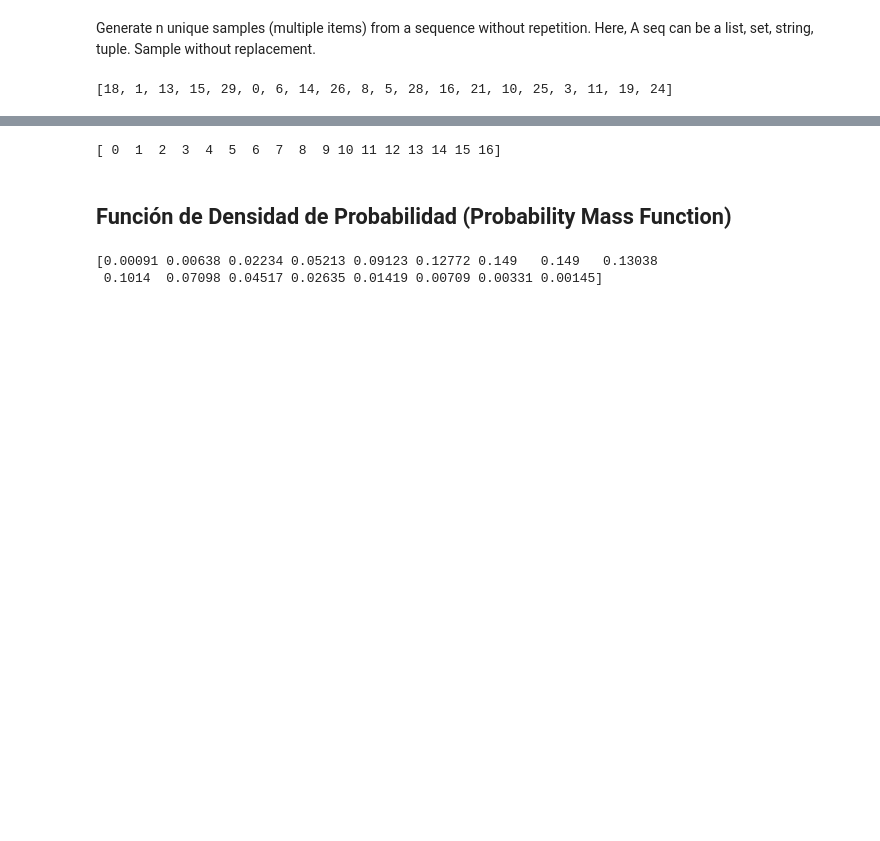
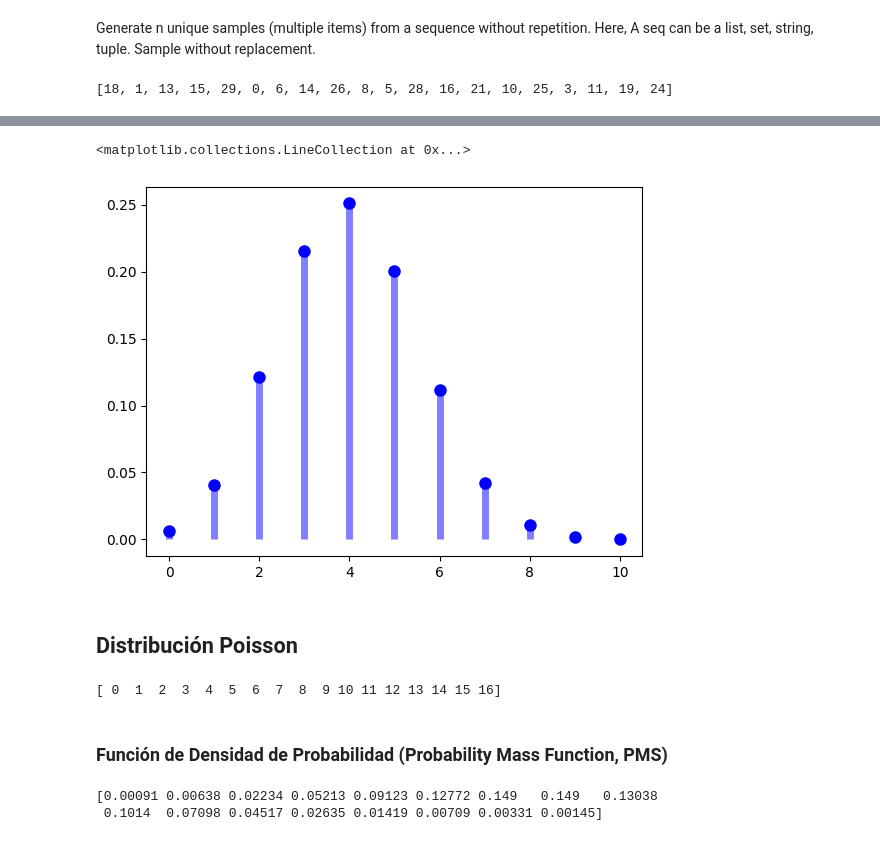
Before and after one commit to leticiaram/Modelos_Estocasticos_2023, a Jupyter notebook: Codigo_1.ipynb, the cells around one changed output, grey strips where cells are left out. Drawn from its saved outputs; the diff is of its cells as text; code cells hidden in the pictures; blank space fills up the shorter version.

```diff
--- a/Codigo_1.ipynb
+++ b/Codigo_1.ipynb
@@ -37,3 +52,14 @@ sample_wtr
+# %%
+n, p = 10, 0.4
+x = np.arange(0,n+1)
+fig, ax = plt.subplots(1, 1)
+ax.plot(x, binom.pmf(x, n, p), 'bo', ms=8, label='binom pmf')
+ax.vlines(x, 0, binom.pmf(x, n, p), colors='b', lw=5, alpha=0.5)
+# %% [output]
+<matplotlib.collections.LineCollection at 0x...>
+[figure, added]
+# %% [markdown]
+## Distribución Poisson
 # %%
 #import pandas as pd
 #import scipy.stats as stats
@@ -48,7 +74,7 @@ print(k)
 # %% [output]
 [ 0  1  2  3  4  5  6  7  8  9 10 11 12 13 14 15 16]
 # %% [markdown]
-## Función de Densidad de Probabilidad (Probability Mass Function)
+### Función de Densidad de Probabilidad (Probability Mass Function, PMS)
 # %%
 pmf = poisson.pmf(k, mu=7)
 pmf = np.round(pmf, 5)
```
Also changed, not shown: parts of 34 cells of this notebook.
